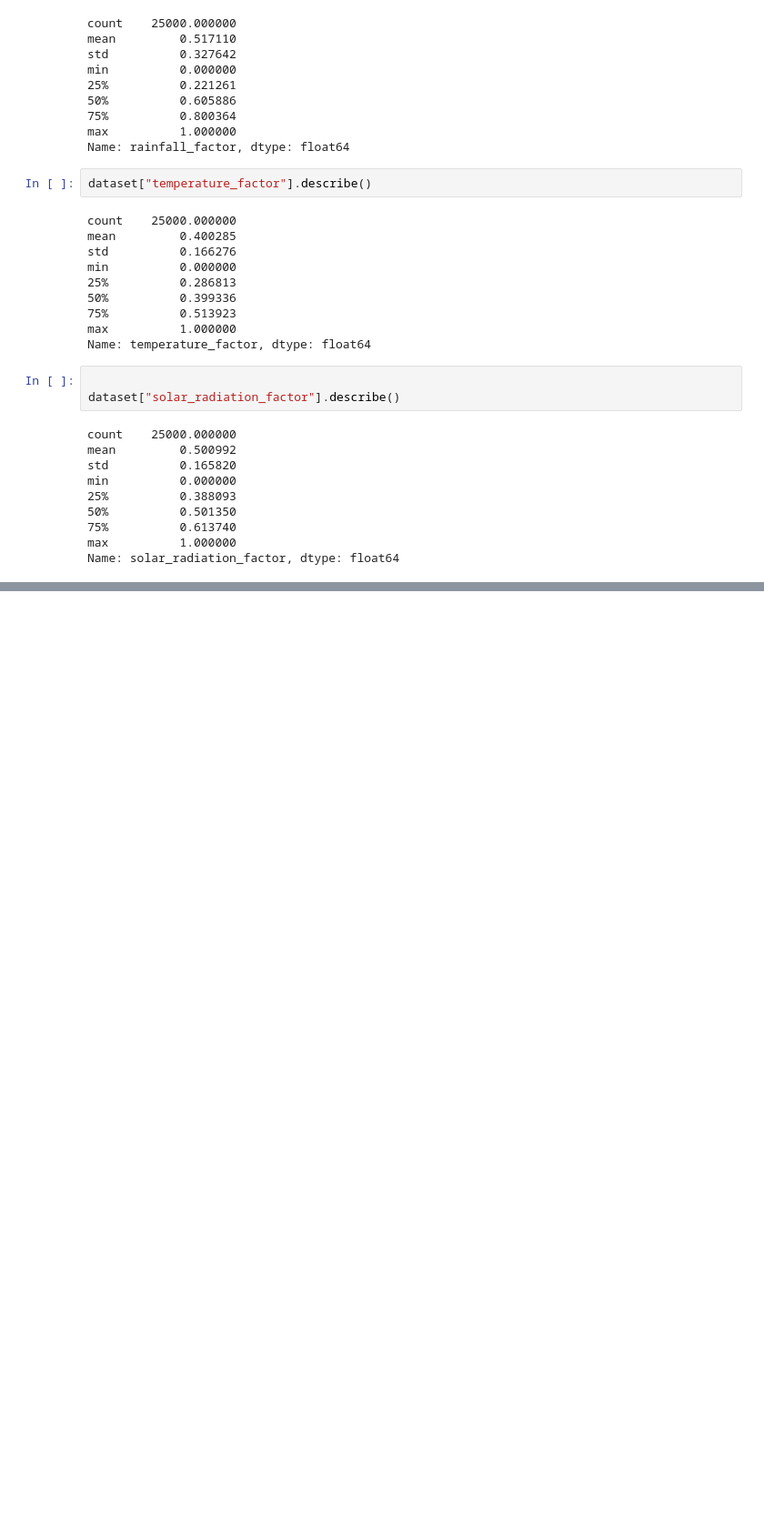
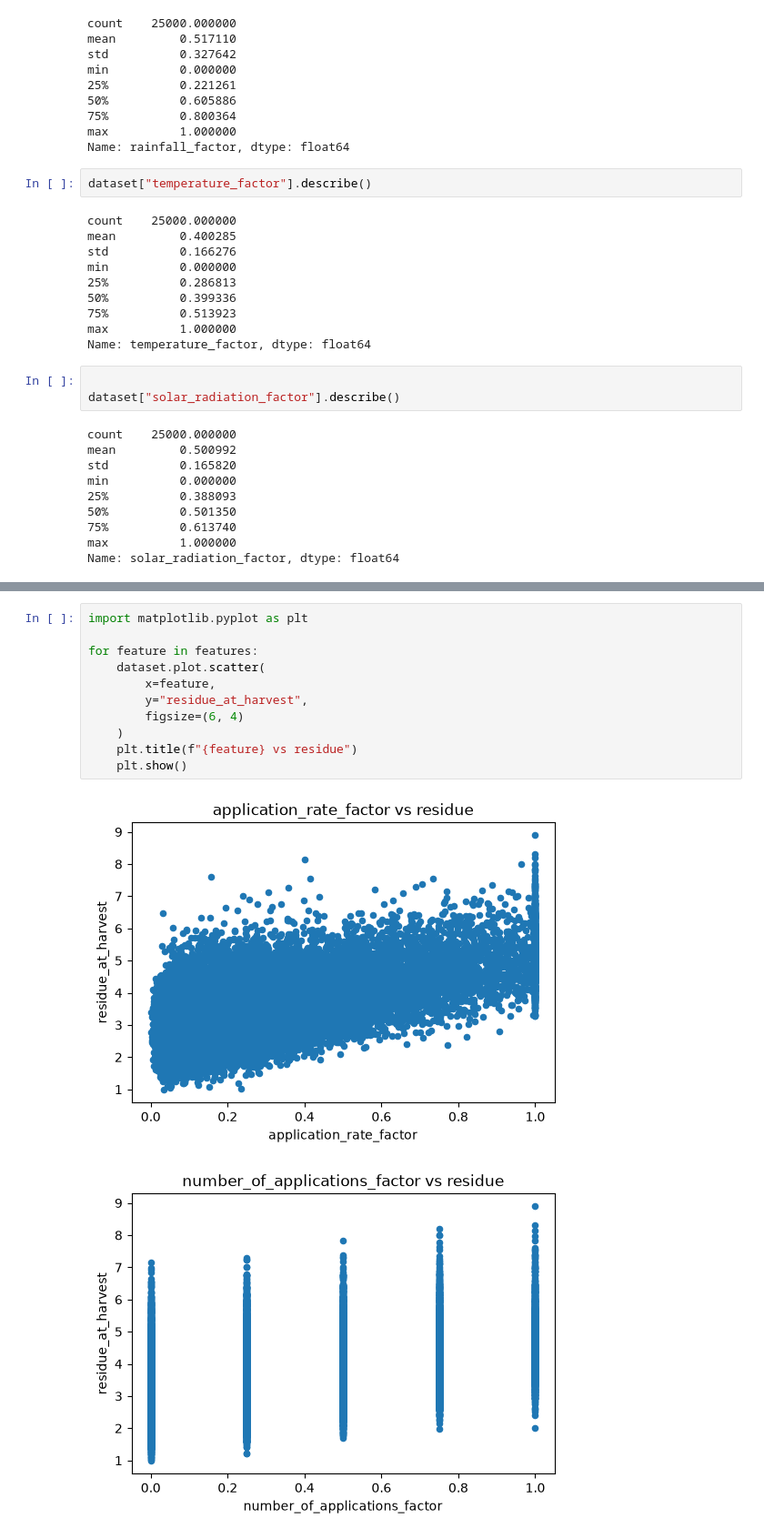
Before and after one commit to aliyufaisall/AGROSAFE-RESIDUE-PREDICTOR, a Jupyter notebook: notebooks/residue_predictor.ipynb, the cells around one changed output, grey strips where cells are left out. Shown at 91% size. Cells and saved outputs as stored; diff of their text form; blank space fills up the shorter version.

```diff
--- a/notebooks/residue_predictor.ipynb
+++ b/notebooks/residue_predictor.ipynb
@@ -151,0 +226,14 @@ Name: solar_radiation_factor, dtype: float64
+# %%
+import matplotlib.pyplot as plt
+
+for feature in features:
+    dataset.plot.scatter(
+        x=feature,
+        y="residue_at_harvest",
+        figsize=(6, 4)
+    )
+    plt.title(f"{feature} vs residue")
+    plt.show()
+# %% [output]
+[figure, added]
+[figure, added]
```
Also changed, not shown: parts of 6 cells of this notebook.
